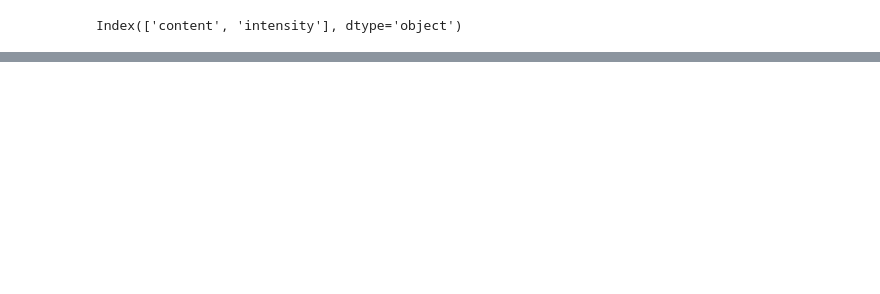
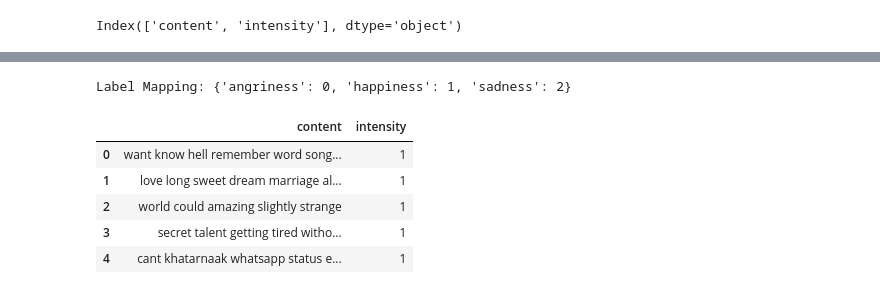
Before and after one commit to Krishnaugale353/Upgrad-Capstone, a Jupyter notebook: Project.ipynb, the cells around one changed output, grey strips where cells are left out. Cells and saved outputs as stored; diff of their text form; code cells hidden in the pictures; blank space fills up the shorter version.

```diff
--- a/Project.ipynb
+++ b/Project.ipynb
@@ -213,0 +410,23 @@ y = data['intensity']
+# %%
+from sklearn.preprocessing import LabelEncoder
+
+# Initialize the label encoder
+label_encoder = LabelEncoder()
+
+# Apply the label encoder to the 'intensity' column
+balanced_data_before_embeddings['intensity'] = label_encoder.fit_transform(balanced_data_before_embeddings['intensity'])
+
+# Display the mapping of encoded labels
+label_mapping = dict(zip(label_encoder.classes_, label_encoder.transform(label_encoder.classes_)))
+print("Label Mapping:", label_mapping)
+
+# Check the updated dataset
+balanced_data_before_embeddings.head()
+# %% [output]
+Label Mapping: {'angriness': 0, 'happiness': 1, 'sadness': 2}
+|  | content | intensity |
+| 0 | want know hell remember word song... | 1 |
+| 1 | love long sweet dream marriage al... | 1 |
+| 2 | world could amazing slightly strange | 1 |
+| 3 | secret talent getting tired witho... | 1 |
+| 4 | cant khatarnaak whatsapp status e... | 1 |
```
Also changed, not shown: parts of 52 cells of this notebook.
